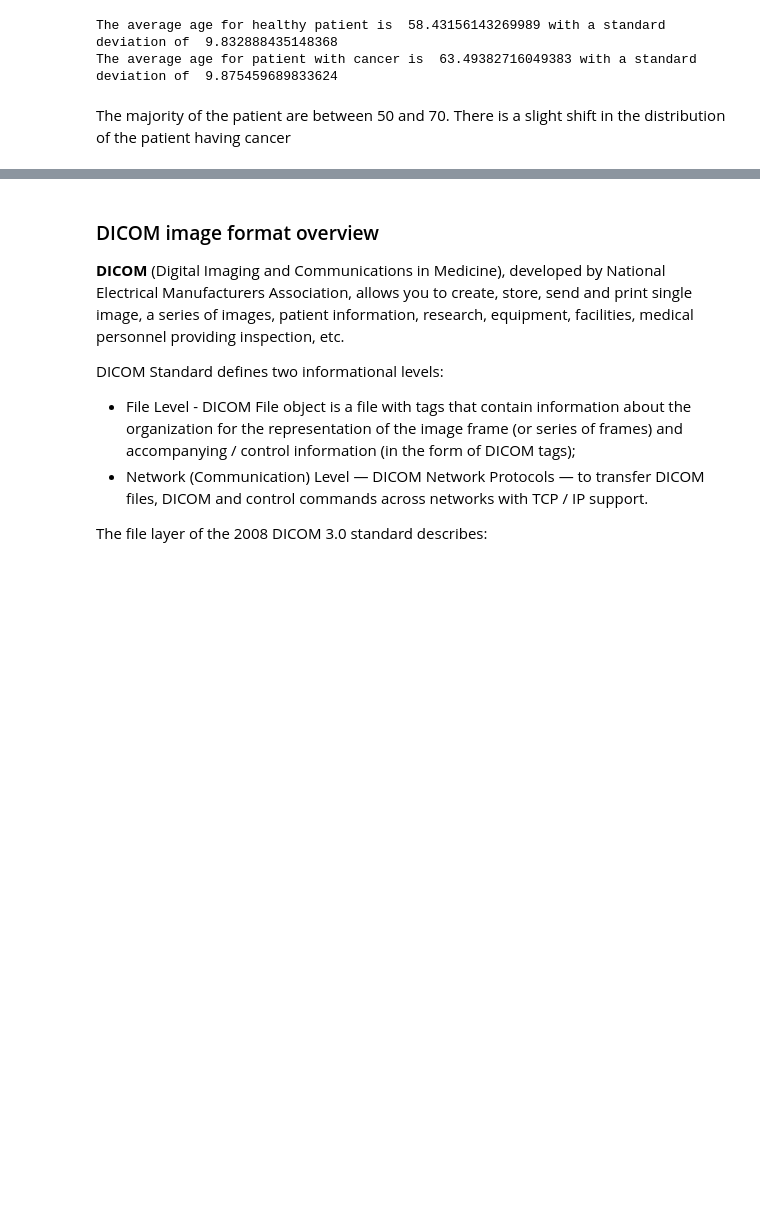
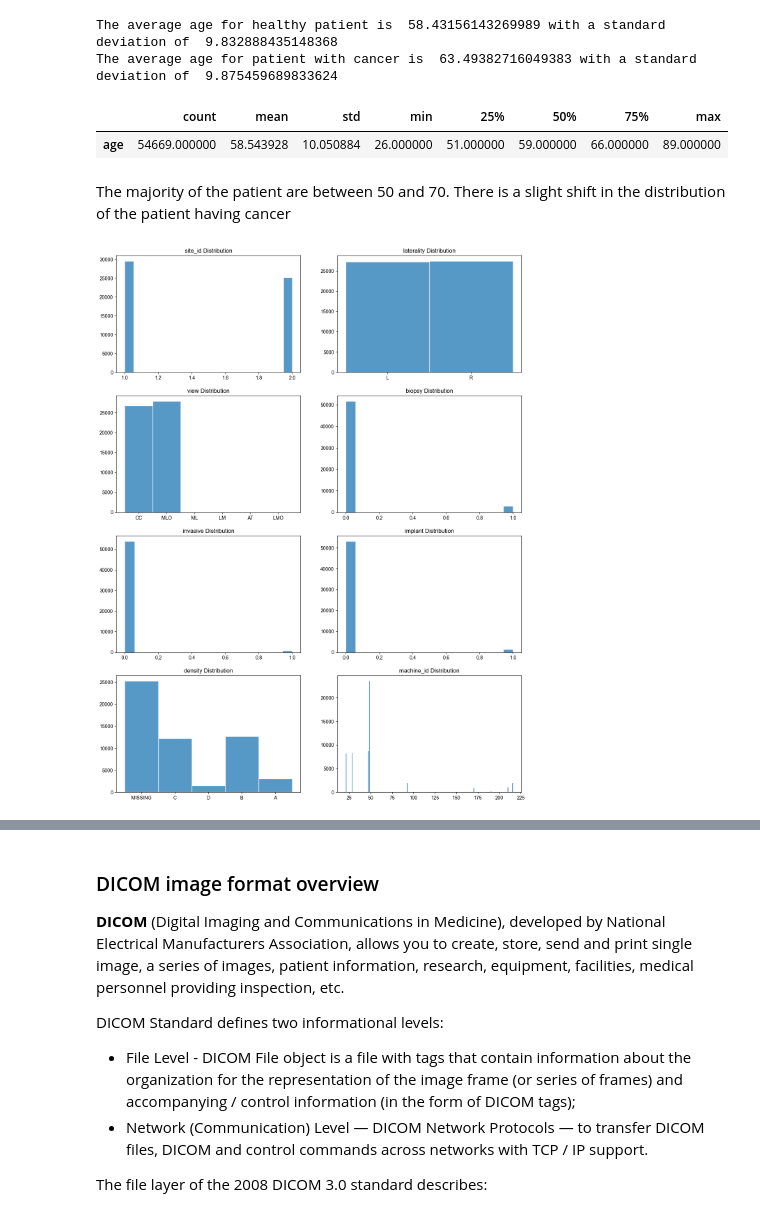
Before and after one commit to baptistebignaud/Screening-Mammography-Breast-Cancer-Detection, a Jupyter notebook: notebooks/EDA.ipynb, the cells around one changed output, grey strips where cells are left out. Saved outputs shown, nothing was run; the diff lists cells and outputs as text; code cells hidden in the pictures; blank space fills up the shorter version.

```diff
--- a/notebooks/EDA.ipynb
+++ b/notebooks/EDA.ipynb
@@ -118,5 +143,31 @@ print("The average age for patient with cancer is ", ages_cancer.mean(),"with a
 # %% [output]
 The average age for healthy patient is  58.43156143269989 with a standard deviation of  9.832888435148368
 The average age for patient with cancer is  63.49382716049383 with a standard deviation of  9.875459689833624
+# %%
+features = ["age"]
+train_csv[features].describe().T.style.bar(subset=['mean'])\
+    .background_gradient(subset=['std'], cmap='Reds')\
+    .background_gradient(subset=['50%'], cmap='coolwarm')
+# %% [output]
+|  | count | mean | std | min | 25% | 50% | 75% | max |
+| age | 54669.000000 | 58.543928 | 10.050884 | 26.000000 | 51.000000 | 59.000000 | 66.000000 | 89.000000 |
 # %% [markdown]
 The majority of the patient are between 50 and 70. There is a slight shift in the distribution of the patient having cancer
+# %%
+fig, axs = plt.subplots(nrows=4, ncols=2, figsize=(15, 20))
+
+sns.set_style('darkgrid')
+sns.set_palette('Set2')
+
+train_subset = train_csv.copy()
+train_subset["density"] = train_subset["density"].fillna("MISSING")
+features = ["site_id", "laterality", "view", "biopsy", "invasive", "implant", "density", "machine_id"]
+axs = axs.flatten()
+
+for i, feature in enumerate(features):
+    _ = sns.histplot(train_subset, x="{}".format(feature), ax=axs[i])
+    _ = axs[i].set_title("{} Distribution".format(feature))
+    _ = axs[i].set_ylabel("")
+    _ = axs[i].set_xlabel("")
+# %% [output]
+[figure, added]
```
Also changed, not shown: parts of 15 cells of this notebook.
